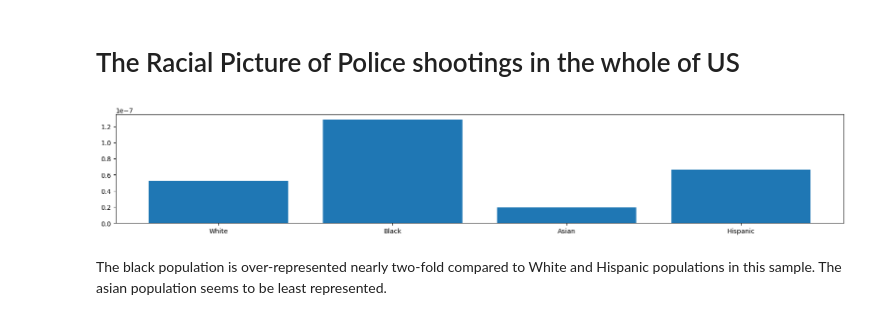
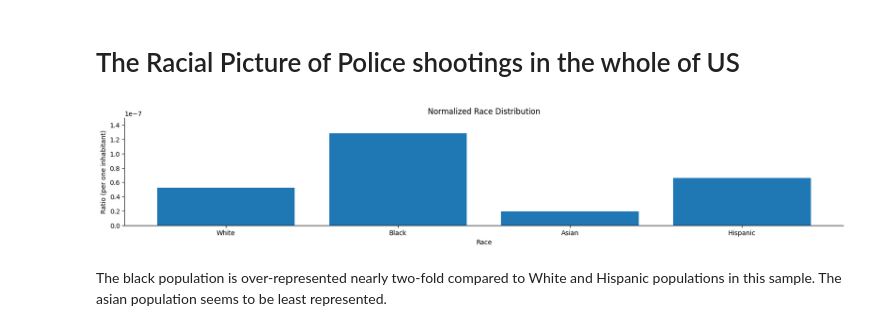
Before and after one commit to Jpooouks/fatal-police-shooting-eda, a Jupyter notebook: fatal_police_shootings_jp.ipynb, the cells around one changed output. Cells and saved outputs as stored; diff of their text form; code cells hidden in the pictures.

```diff
--- a/fatal_police_shootings_jp.ipynb
+++ b/fatal_police_shootings_jp.ipynb
@@ -321,9 +341,14 @@ pop_by_race = pop_by_race.apply(lambda x: round(x))
 # %%
 race_normalized = df.groupby('race').date.count().loc[['W', 'B', 'A', 'H']].values / pop_by_race.values
 fig, ax = plt.subplots(figsize=(20,3))
-ax.bar(pop_by_race.index, race_normalized);
+ax.bar(pop_by_race.index, race_normalized)
+ax.set_ylim(0, 1.5E-7)
+ax.spines[['top', 'right']].set_visible(False)
+ax.set_title('Normalized Race Distribution')
+ax.set_ylabel('Ratio (per one inhabitant)')
+ax.set_xlabel('Race');
 # %% [output]
-[figure, old version]
+[figure, new version]
 # %% [markdown]
 The black population is over-represented nearly two-fold compared to White and Hispanic populations in this sample. The asian population seems to be least represented.
 # %% [markdown]
```
Also changed, not shown: parts of 22 cells of this notebook.
